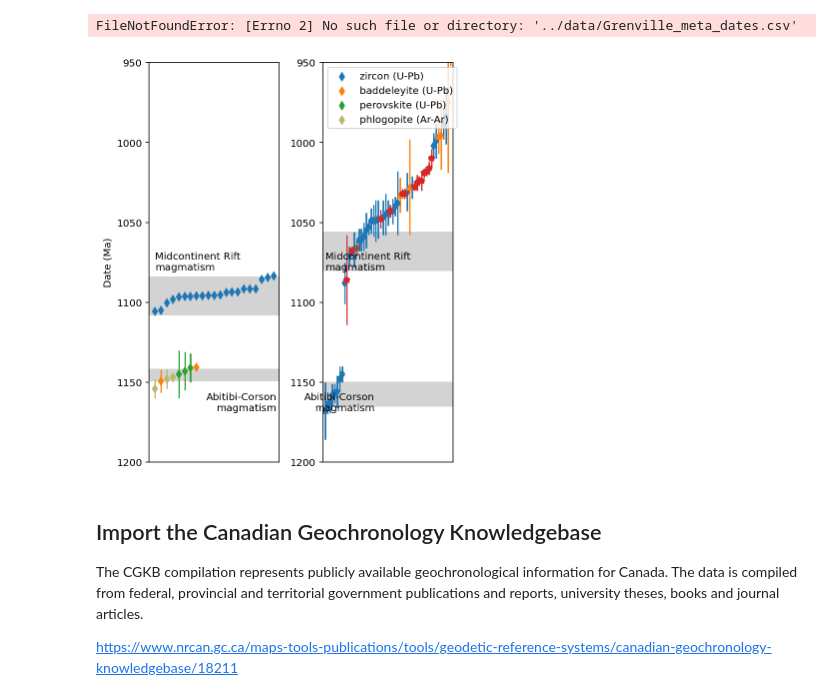
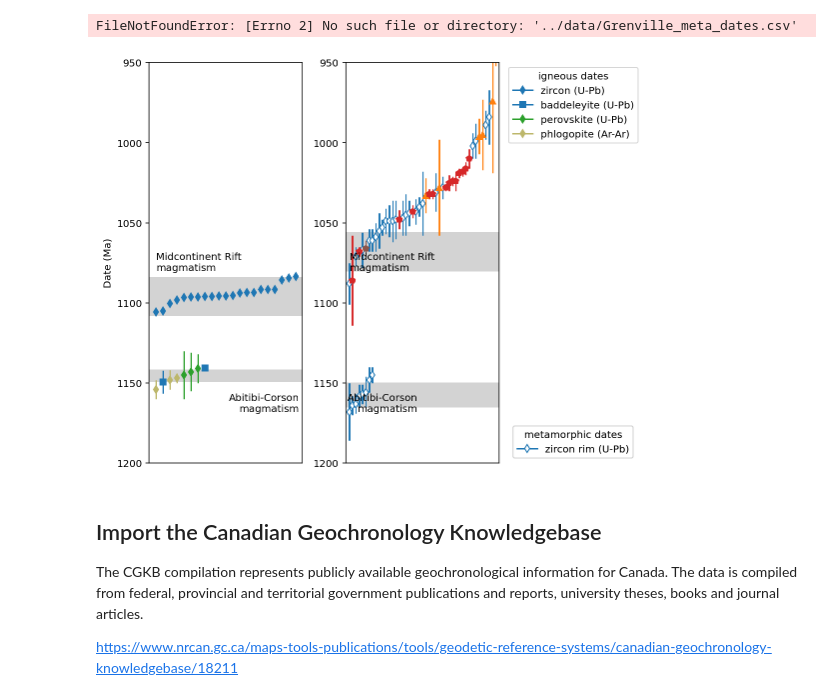
Before and after one commit to Swanson-Hysell/Mesoproterozoic_Turning_Point, a Jupyter notebook: code/Mesoprot_geochron.ipynb, the cells around one changed output. Cells and saved outputs as stored; diff of their text form; code cells hidden in the pictures.

```diff
--- a/code/Mesoprot_geochron.ipynb
+++ b/code/Mesoprot_geochron.ipynb
@@ -195,7 +195,7 @@ plt.show()
 # %%
 fig = plt.figure(figsize=(10,6))
 spec = gridspec.GridSpec(ncols=4, nrows=1,
-                         width_ratios=[1, 1, 1, 1])
+                         width_ratios=[1, 1, 0.4, 1])
 
 #Midcontinent
 fig.add_subplot(spec[0])
@@ -208,7 +208,7 @@ plt.errorbar(MCR_dates.index,
 plt.errorbar(Abitibi_dates_b.index,
              Abitibi_dates_b.Age,
              yerr=Abitibi_dates_b.Error_Plus,
-             fmt='d',color='C1')
+             fmt='s',color='C0')
 
 plt.errorbar(Abitibi_dates_perov.index,
              Abitibi_dates_perov.Age,
@@ -235,54 +235,70 @@ plt.ylabel('Date (Ma)')
 
 fig.add_subplot(spec[1])
 
-plt.errorbar(Blue_Ridge_dates_z.index,
-             Blue_Ridge_dates_z.Age,
-             yerr=Blue_Ridge_dates_z.Error_Plus,
-             fmt='d',color='C0',label='zircon rims')
+plt.errorbar(Blue_Ridge_dates_z.index[0:8],
+             Blue_Ridge_dates_z.Age[0:8],
+             yerr=Blue_Ridge_dates_z.Error_Plus[0:8],
+             fmt='d',color='C0', markerfacecolor='white',label='zircon rims')
 
-plt.errorbar(Blue_Ridge_dates_t.index,
+plt.errorbar(Blue_Ridge_dates_z.index[8:]-8,
+             Blue_Ridge_dates_z.Age[8:],
+             yerr=Blue_Ridge_dates_z.Error_Plus[8:],
+             fmt='d',color='C0', markerfacecolor='white',label='zircon rims')
+
+plt.errorbar(Blue_Ridge_dates_t.index-8,
              Blue_Ridge_dates_t.Age,
              yerr=Blue_Ridge_dates_t.Error_Plus,
              fmt='^',color='C1',label='titanite')
 
-plt.errorbar(Blue_Ridge_dates_g.index,
+plt.errorbar(Blue_Ridge_dates_g.index-8,
              Blue_Ridge_dates_g.Age,
              yerr=Blue_Ridge_dates_g.Error_Plus,
              fmt='p',color='C3',label='garnet (Lu-Hf)')
 
-plt.errorbar(Blue_Ridge_dates_m.index,
+plt.errorbar(Blue_Ridge_dates_m.index-8,
              Blue_Ridge_dates_m.Age,
              yerr=Blue_Ridge_dates_m.Error_Plus,
              fmt='p',color='C5',label='monazite')
 
 rectangle = matplotlib.patches.Rectangle((-1, 1080),len(Blue_Ridge_dates.index)+1, -24, color='lightgrey')
 plt.gca().add_patch(rectangle)
 plt.text(0,1080,'Midcontinent Rift\nmagmatism')
 
 rectangle = matplotlib.patches.Rectangle((-1, 1165),len(Blue_Ridge_dates.index)+1, -15, color='lightgrey')
 plt.gca().add_patch(rectangle)
 plt.text(20.5,1168,'Abitibi-Corson\nmagmatism',horizontalalignment='right')
 
 plt.ylim(1200,950)
-plt.xlim(-1,len(Blue_Ridge_dates.index))
+plt.xlim(-1,len(Blue_Ridge_dates.index)-8)
 plt.gca().set_xticks([])
 
 
 
 
+fig.add_subplot(spec[2])
 
+sns.kdeplot(y=Blue_Ridge_dates.Age,bw_adjust=0.25,color='black')
+plt.ylim(1200,950)
 
-
-zircon_marker = plt.scatter([], [], c='C0', marker='d', label='zircon (U-Pb)')
-bad_marker = plt.scatter([], [], c='C1', marker='d', label='baddeleyite (U-Pb)')
-perov_marker = plt.scatter([], [], c='C2', marker='d', label='perovskite (U-Pb)')
-phlog_marker = plt.scatter([], [], c='darkkhaki', marker='d', label='phlogopite (Ar-Ar)')
-plt.legend(handles=[zircon_marker,bad_marker,perov_marker,phlog_marker],loc=2)
+plt.gca().axis('off')
+zircon_marker = plt.errorbar([], [], c='C0', marker='d', label='zircon (U-Pb)')
+zircon_rim_marker = plt.errorbar([], [], c='C0', marker='d', markerfacecolor='white', label='zircon rim (U-Pb)')
+bad_marker = plt.errorbar([], [], c='C0', marker='s', label='baddeleyite (U-Pb)')
+perov_marker = plt.errorbar([], [], c='C2', marker='d', label='perovskite (U-Pb)')
+phlog_marker = plt.errorbar([], [], c='darkkhaki', marker='d', label='phlogopite (Ar-Ar)')
+legend_ig = plt.legend(handles=[zircon_marker,
+                    bad_marker,
+                    perov_marker,
+                    phlog_marker],loc= 'upper center',title='igneous dates')
+legend_meta = plt.legend(handles=[zircon_rim_marker],
+                         loc= 'lower center',title='metamorphic dates')
+plt.gca().add_artist(legend_ig)
+plt.gca().add_artist(legend_meta)
 
 plt.tight_layout()
 plt.show()
 # %% [output]
-[figure, old version]
+[figure, new version]
 # %% [markdown]
 ## Import the Canadian Geochronology Knowledgebase
 
```
Also changed, not shown: 2 other files.
